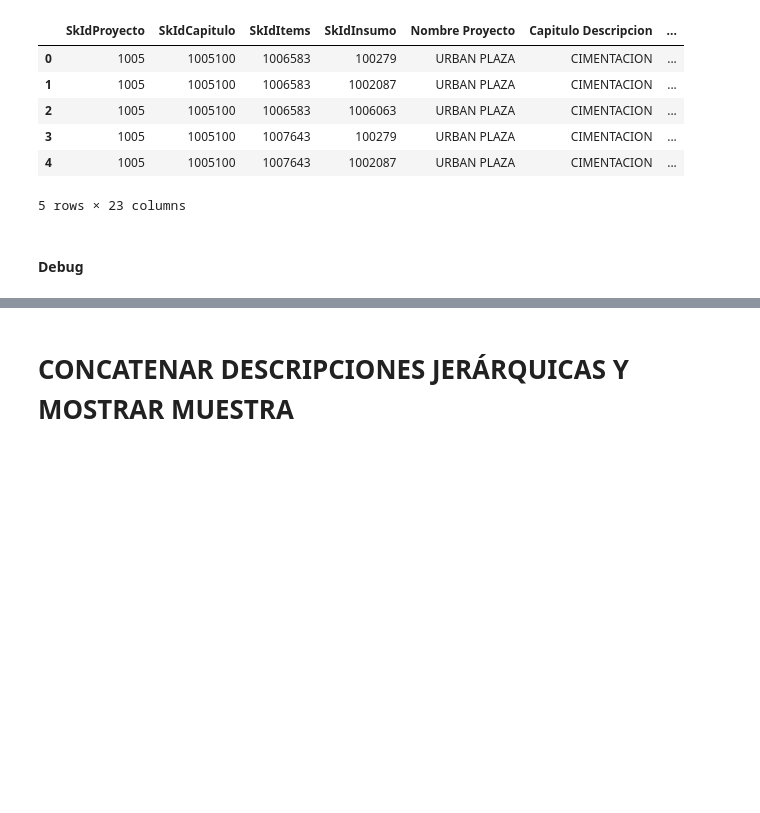
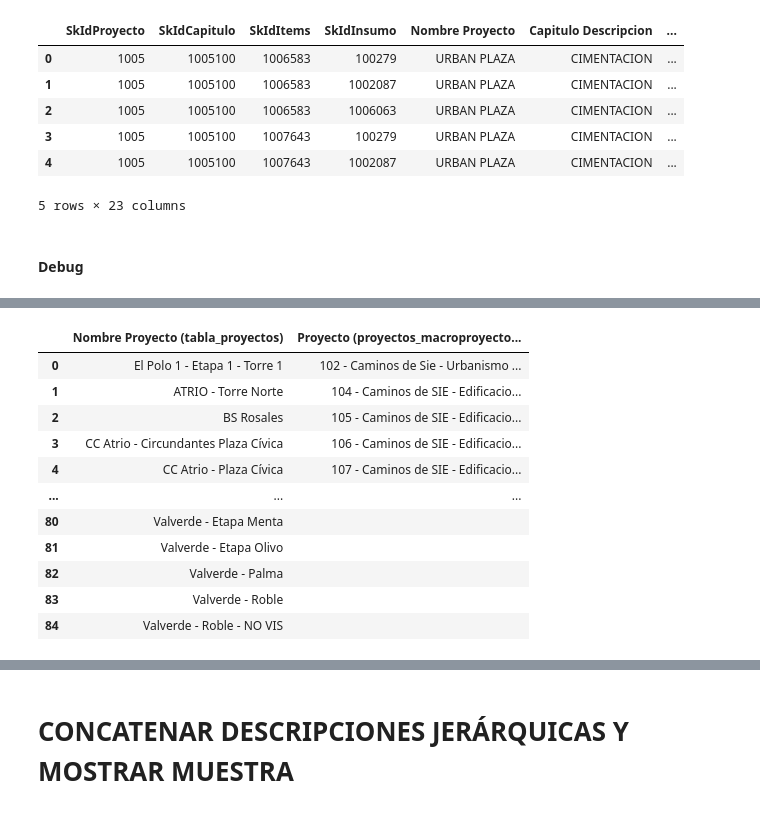
Before and after one commit to ConnectEscuelaIngenieros/consultoriaConnectBogota, a Jupyter notebook: Concatenador_Codigos_para_Homologador.ipynb, the cells around one changed output, grey strips where cells are left out. Saved outputs shown, nothing was run; the diff lists cells and outputs as text; code cells hidden in the pictures; blank space fills up the shorter version.

```diff
--- a/Concatenador_Codigos_para_Homologador.ipynb
+++ b/Concatenador_Codigos_para_Homologador.ipynb
@@ -73,6 +29,12 @@ tabla_4.to_csv(
 if "Proyectos" in tabla_macro.columns:
     tabla_macro = tabla_macro.rename(columns={"Proyectos": "Nombre Proyecto"})
 print("[DEBUG] Columnas alineadas.")
+
+
+# Crear columna limpia sin prefijo en tabla_macro
+tabla_macro["Proyecto_sin_prefijo"] = tabla_macro["Proyecto"].apply(
+    lambda x: re.sub(r"^\s*\d+\s*-\s*", "", str(x)).strip() if pd.notna(x) else x
+)
 
 # Verificar coincidencias
 interseccion = set(tabla_proyectos["Nombre Proyecto"]).intersection(set(tabla_macro["Proyecto"]))
@@ -165,59 +127,22 @@ display(tabla_looker.head(5))
 # %% [markdown]
 #### Debug
 # %%
-# === REVISAR POSIBLE MERGE ENTRE tabla_proyectos Y proyectos_macroproyectos.csv ===
+# === MOSTRAR NOMBRES DE PROYECTOS Y MACROPROYECTOS ===
 
-import pandas as pd
+# Obtener listas únicas ordenadas
+nombres_proyectos = sorted(tabla_proyectos["Nombre Proyecto"].dropna().unique().tolist())
+nombres_macro = sorted(tabla_macro["Proyecto"].dropna().unique().tolist())
 
-# Cargar la tabla externa
-ruta_macro = Path(r"20251003/20251003/proyectos_macroproyectos.csv")
-tabla_macro = pd.read_csv(ruta_macro)
+# Convertir a DataFrame comparativo
+longitud_max = max(len(nombres_proyectos), len(nombres_macro))
+tabla_comparativa = pd.DataFrame({
+    "Nombre Proyecto (tabla_proyectos)": nombres_proyectos + [""] * (longitud_max - len(nombres_proyectos)),
+    "Proyecto (proyectos_macroproyectos.csv)": nombres_macro + [""] * (longitud_max - len(nombres_macro))
+})
 
-print(f"[DEBUG] Cargadas {len(tabla_macro)} filas desde {ruta_macro}")
-print(f"[DEBUG] Columnas detectadas: {tabla_macro.columns.tolist()}")
+print(f"[DEBUG] Proyectos en tabla_proyectos: {len(nombres_proyectos)}")
+print(f"[DEBUG] Proyectos en proyectos_macroproyectos.csv: {len(nombres_macro)}")
+print(f"[DEBUG] Mostrando tabla comparativa de nombres (orden alfabético)")
 
-# Renombrar para alinear con tabla_proyectos
-if "Proyectos" in tabla_macro.columns:
-    tabla_macro = tabla_macro.rename(columns={"Proyectos": "Nombre Proyecto"})
-    print("[DEBUG] Columna 'Proyectos' renombrada a 'Nombre Proyecto' para coincidir con tabla_proyectos.")
-
-# Verificar columnas clave
-if "Nombre Proyecto" not in tabla_proyectos.columns:
-    print("[DEBUG] ERROR: No existe la columna 'Nombre Proyecto' en tabla_proyectos.")
-else:
-    print("[DEBUG] OK: 'Nombre Proyecto' presente en tabla 1.")
-
-# Revisar unicidad y correspondencia
-unic_proyectos = tabla_proyectos["Nombre Proyecto"].nunique()
-unic_macro = tabla_macro["Proyecto"].nunique()
-print(f"[DEBUG] Unicidad: tabla_proyectos={unic_proyectos} | tabla_macro={unic_macro}")
-
-# Evaluar intersección y posibles pérdidas
-interseccion = set(tabla_proyectos["Nombre Proyecto"]).intersection(set(tabla_macro["Proyecto"]))
-faltantes_en_macro = set(tabla_proyectos["Nombre Proyecto"]) - set(tabla_macro["Proyecto"])
-faltantes_en_proyectos = set(tabla_macro["Proyecto"]) - set(tabla_proyectos["Nombre Proyecto"])
-
-print(f"[DEBUG] Coincidencias exactas: {len(interseccion)}")
-print(f"[DEBUG] Faltan en macroproyectos.csv: {len(faltantes_en_macro)}")
-print(f"[DEBUG] Faltan en tabla_proyectos: {len(faltantes_en_proyectos)}")
-
-# Muestra rápida de diferencias
-if len(faltantes_en_macro) > 0:
-    print("[DEBUG] Ejemplo de proyectos presentes en tabla_proyectos pero no en macroproyectos:")
-    print(list(faltantes_en_macro)[:5])
-
-# Ver si hay duplicados por proyecto
-duplicados_macro = tabla_macro["Proyecto"].duplicated().sum()
-duplicados_proyectos = tabla_proyectos["Nombre Proyecto"].duplicated().sum()
-print(f"[DEBUG] Duplicados: macro={duplicados_macro}, proyectos={duplicados_proyectos}")
-
-# Recomendación de tipo de merge
-if duplicados_macro == 0 and duplicados_proyectos == 0:
-    print("[DEBUG] MERGE RECOMENDADO: one-to-one (merge tipo LEFT o INNER según necesidad).")
-elif duplicados_macro > 0 and duplicados_proyectos == 0:
-    print("[DEBUG] MERGE RECOMENDADO: many-to-one (LEFT con validate='many_to_one').")
-elif duplicados_macro == 0 and duplicados_proyectos > 0:
-    print("[DEBUG] MERGE RECOMENDADO: one-to-many (LEFT con validate='one_to_many').")
-else:
-    print("[DEBUG] MERGE RECOMENDADO: many-to-many (revisar duplicados antes de proceder).")
+display(tabla_comparativa)
 # %% [output]
@@ -234,0 +152,12 @@ else:
+|  | Nombre Proyecto (tabla_proyectos) | Proyecto (proyectos_macroproyecto... |
+| 0 | El Polo 1 - Etapa 1 - Torre 1 | 102 - Caminos de Sie - Urbanismo ... |
+| 1 | ATRIO - Torre Norte | 104 - Caminos de SIE - Edificacio... |
+| 2 | BS Rosales | 105 - Caminos de SIE - Edificacio... |
+| 3 | CC Atrio - Circundantes Plaza Cívica | 106 - Caminos de SIE - Edificacio... |
+| 4 | CC Atrio - Plaza Cívica | 107 - Caminos de SIE - Edificacio... |
+| ... | ... | ... |
+| 80 | Valverde - Etapa Menta |  |
+| 81 | Valverde - Etapa Olivo |  |
+| 82 | Valverde - Palma |  |
+| 83 | Valverde - Roble |  |
+| 84 | Valverde - Roble - NO VIS |  |
```
Also changed, not shown: parts of 12 cells of this notebook.
